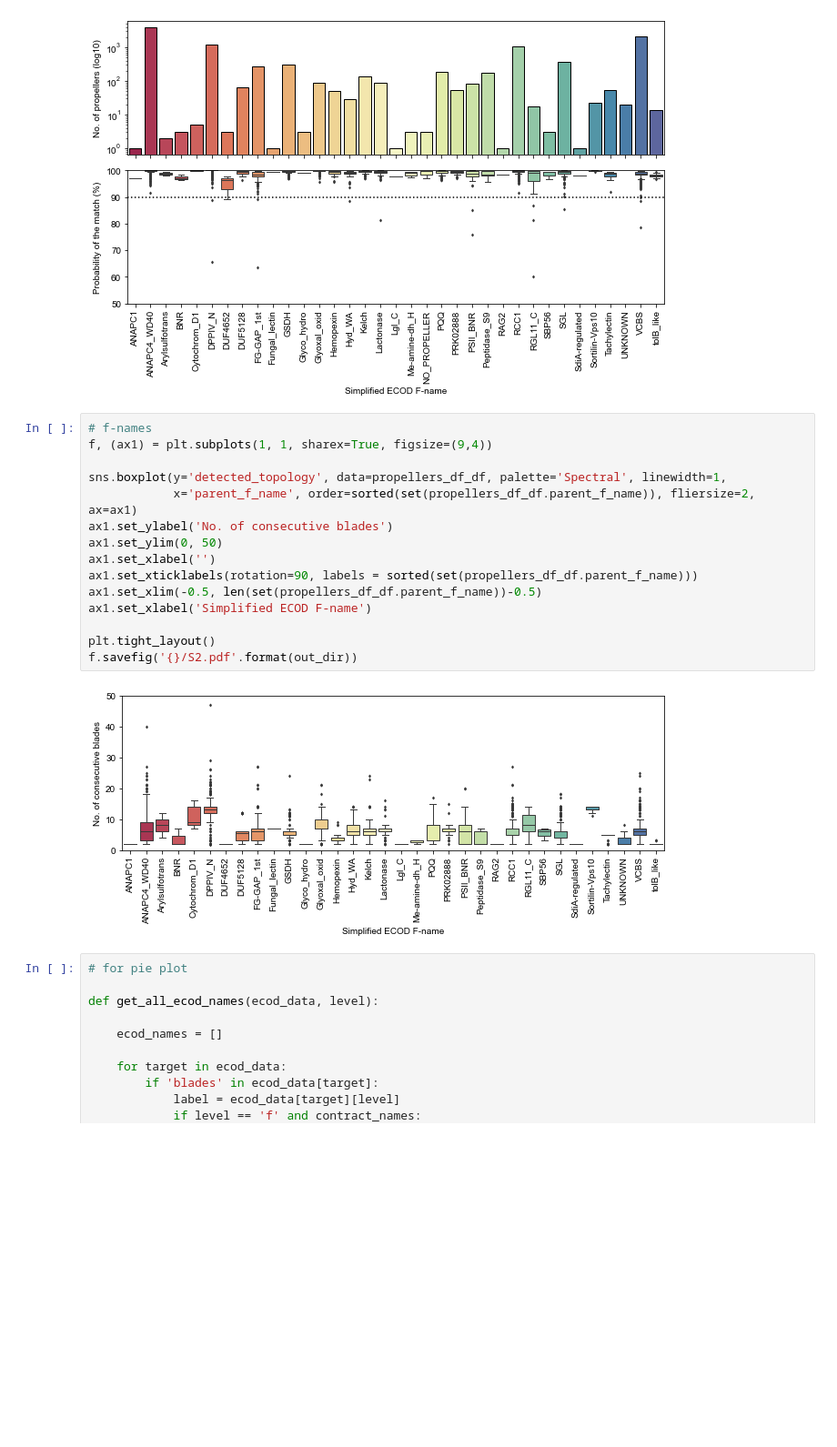
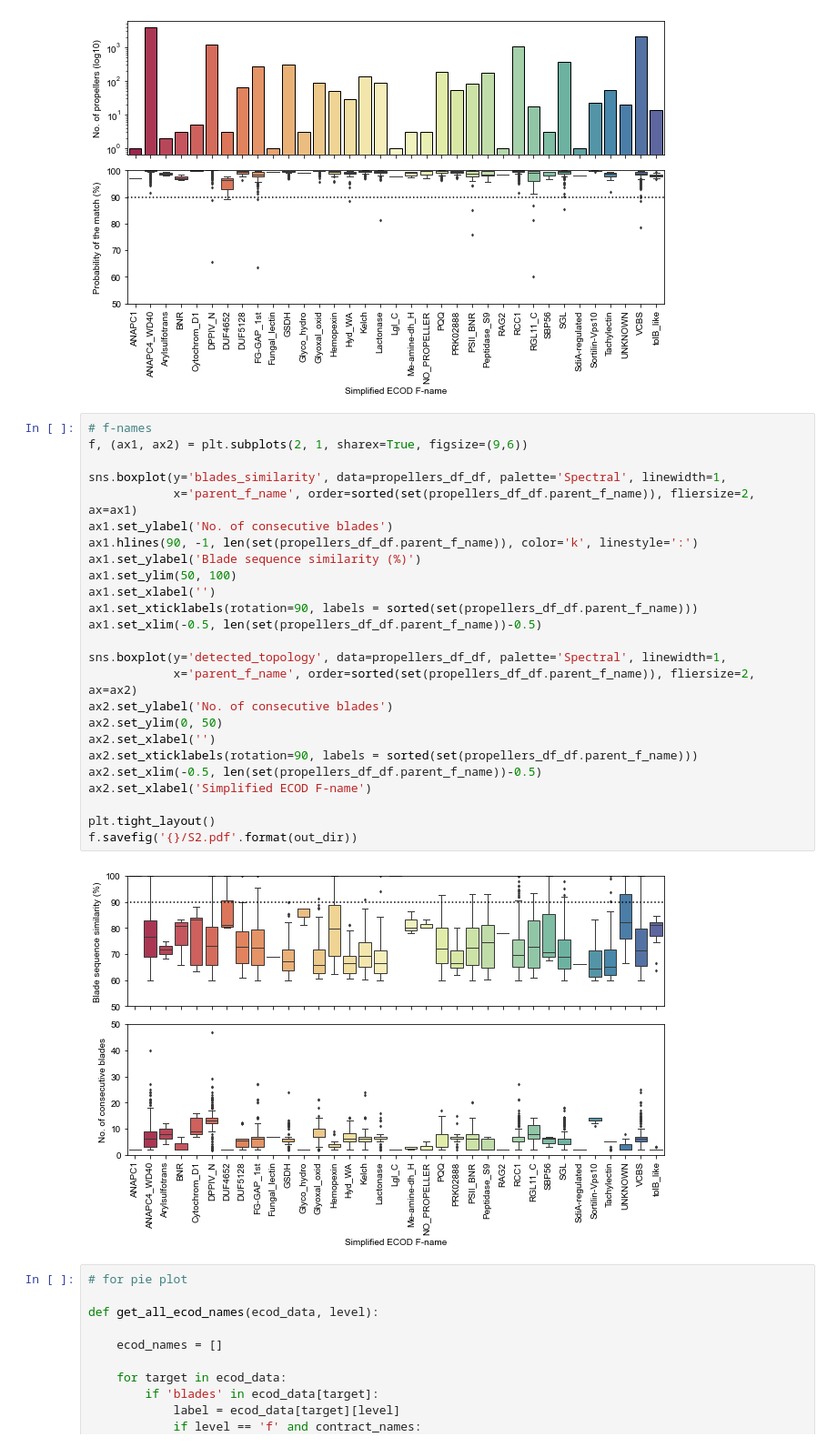
Before and after one commit to JoanaMPereira/RecentlyAmplifiedProps, a Jupyter notebook: overall_analysis_of_results.ipynb, the cells around one changed output. Shown: that part at 91% size. Drawn from its saved outputs; the diff is of its cells as text; blank space fills up the shorter version.

```diff
--- a/overall_analysis_of_results.ipynb
+++ b/overall_analysis_of_results.ipynb
@@ -378,21 +378,31 @@ f.savefig('{}/fig1AB.pdf'.format(out_dir))
 [figure]
 # %%
 # f-names
-f, (ax1) = plt.subplots(1, 1, sharex=True, figsize=(9,4))
+f, (ax1, ax2) = plt.subplots(2, 1, sharex=True, figsize=(9,6))
 
-sns.boxplot(y='detected_topology', data=propellers_df_df, palette='Spectral', linewidth=1,
+sns.boxplot(y='blades_similarity', data=propellers_df_df, palette='Spectral', linewidth=1,
             x='parent_f_name', order=sorted(set(propellers_df_df.parent_f_name)), fliersize=2, ax=ax1)
 ax1.set_ylabel('No. of consecutive blades')
-ax1.set_ylim(0, 50)
+ax1.hlines(90, -1, len(set(propellers_df_df.parent_f_name)), color='k', linestyle=':')
+ax1.set_ylabel('Blade sequence similarity (%)')
+ax1.set_ylim(50, 100)
 ax1.set_xlabel('')
 ax1.set_xticklabels(rotation=90, labels = sorted(set(propellers_df_df.parent_f_name)))
 ax1.set_xlim(-0.5, len(set(propellers_df_df.parent_f_name))-0.5)
-ax1.set_xlabel('Simplified ECOD F-name')
+
+sns.boxplot(y='detected_topology', data=propellers_df_df, palette='Spectral', linewidth=1,
+            x='parent_f_name', order=sorted(set(propellers_df_df.parent_f_name)), fliersize=2, ax=ax2)
+ax2.set_ylabel('No. of consecutive blades')
+ax2.set_ylim(0, 50)
+ax2.set_xlabel('')
+ax2.set_xticklabels(rotation=90, labels = sorted(set(propellers_df_df.parent_f_name)))
+ax2.set_xlim(-0.5, len(set(propellers_df_df.parent_f_name))-0.5)
+ax2.set_xlabel('Simplified ECOD F-name')
 
 plt.tight_layout()
 f.savefig('{}/S2.pdf'.format(out_dir))
 # %% [output]
-[figure, old version]
+[figure, new version]
 # %%
 # for pie plot
 
```
Also changed, not shown: parts of 11 cells of this notebook.
